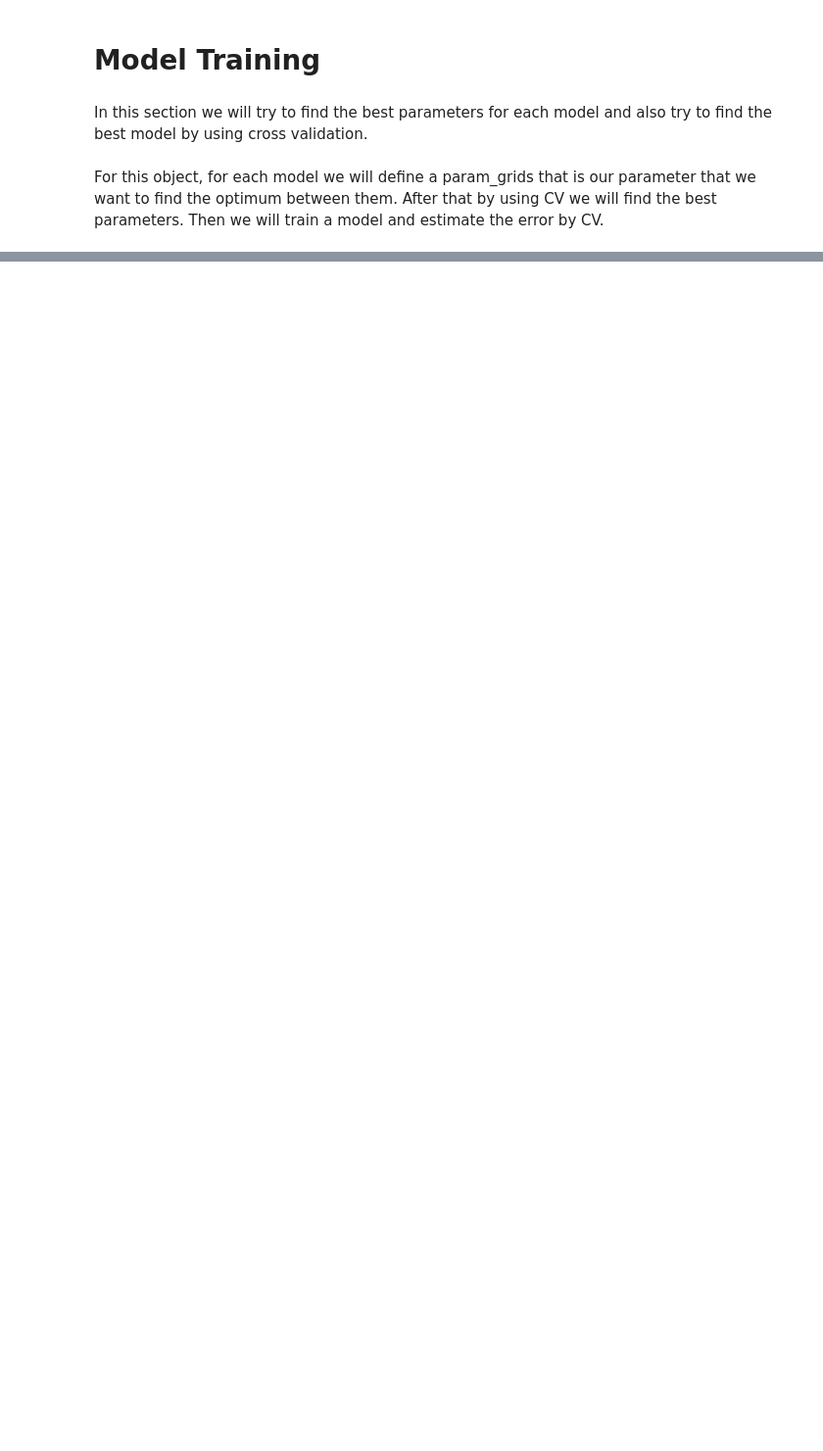
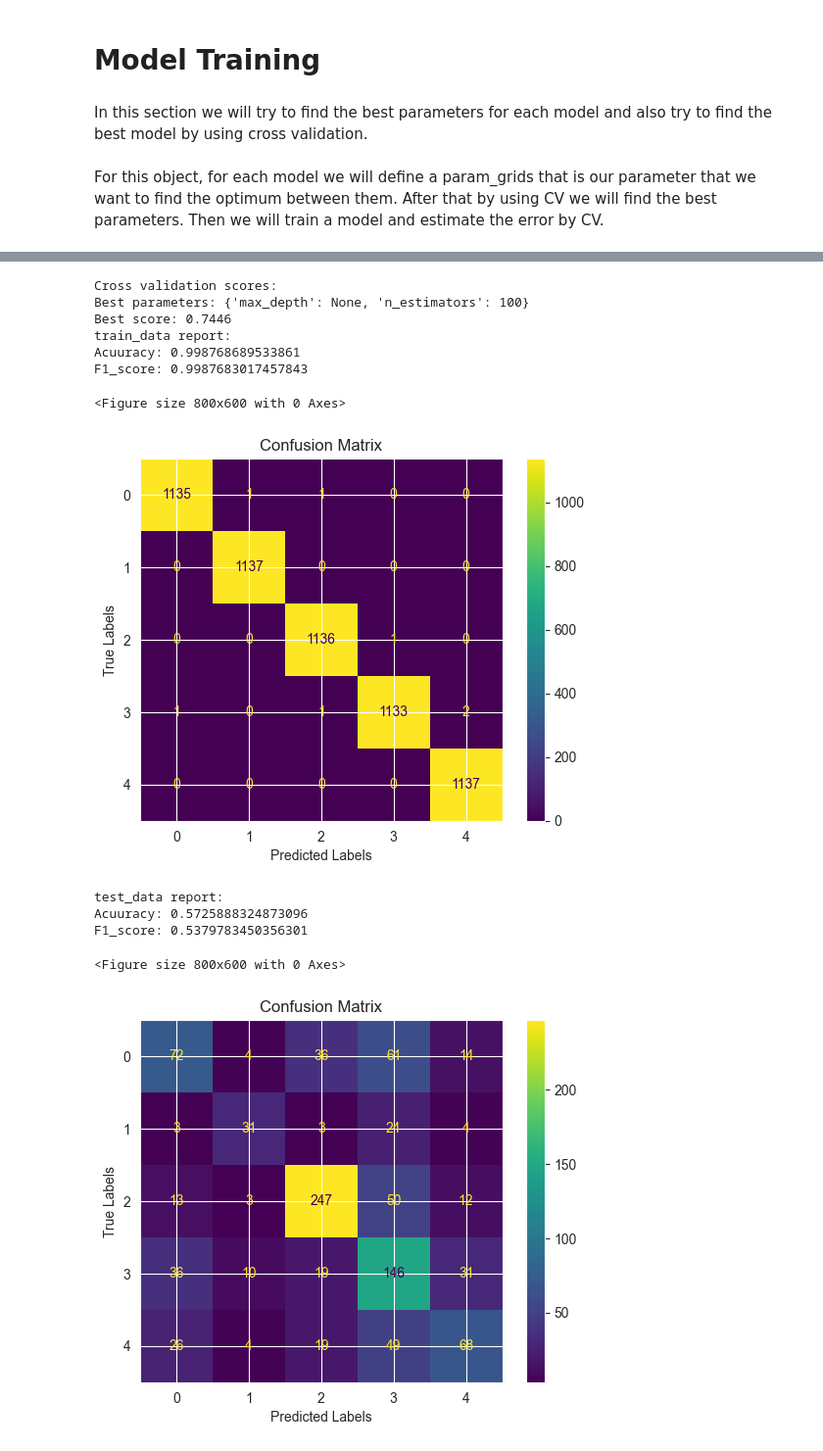
Before and after one commit to pooyanosk1382/ML, a Jupyter notebook: Assignment3/Temp.ipynb, the cells around one changed output, grey strips where cells are left out. Shown at 98% size. Saved outputs shown, nothing was run; the diff lists cells and outputs as text; code cells hidden in the pictures; blank space fills up the shorter version.

```diff
--- a/Assignment3/Temp.ipynb
+++ b/Assignment3/Temp.ipynb
@@ -889,0 +379,21 @@ Average F1-score: 0.60
+# %%
+param_grids = {
+    'n_estimators': [50, 100, 150],
+    'max_depth': [5, 10, 15, None],
+}
+# %%
+model_train_test_evaluating(X_train_resampled, y_train_resampled, vectorized_x_test, test_y, RandomForestClassifier(), param_grids)
+# %% [output]
+Cross validation scores:
+Best parameters: {'max_depth': None, 'n_estimators': 100}
+Best score: 0.7446
+train_data report:
+Acuuracy: 0.998768689533861
+F1_score: 0.9987683017457843
+<Figure size 800x600 with 0 Axes>
+[figure, added]
+test_data report:
+Acuuracy: 0.5725888324873096
+F1_score: 0.5379783450356301
+<Figure size 800x600 with 0 Axes>
+[figure, added]
```
Also changed, not shown: parts of 85 cells of this notebook, 2 other files.
